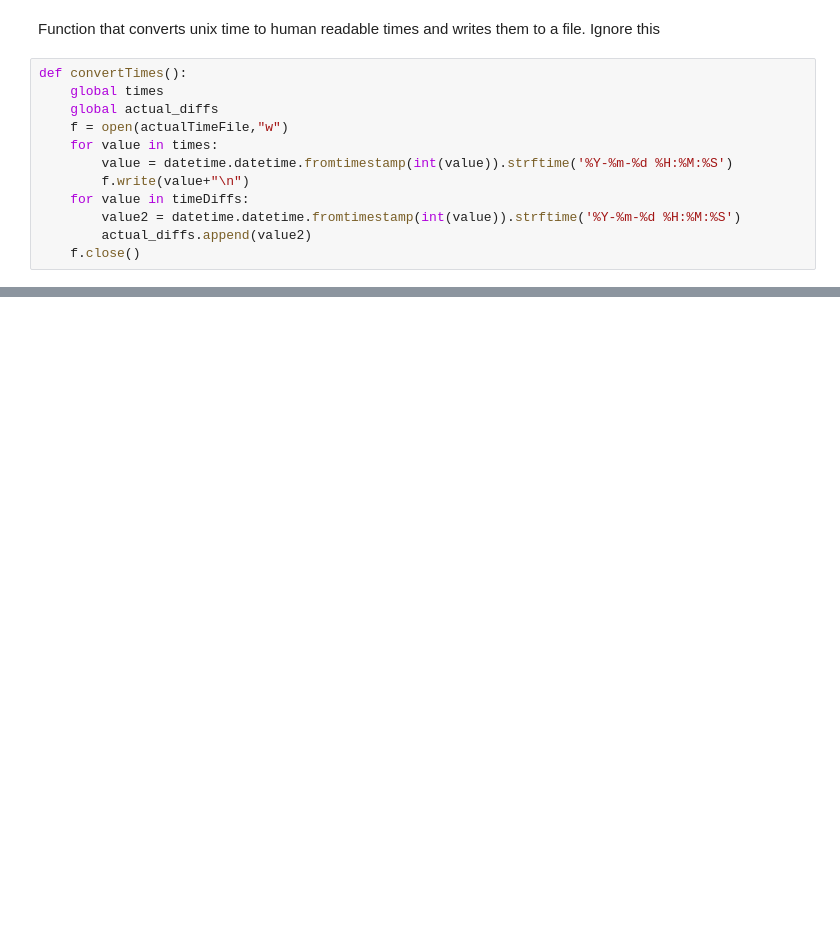
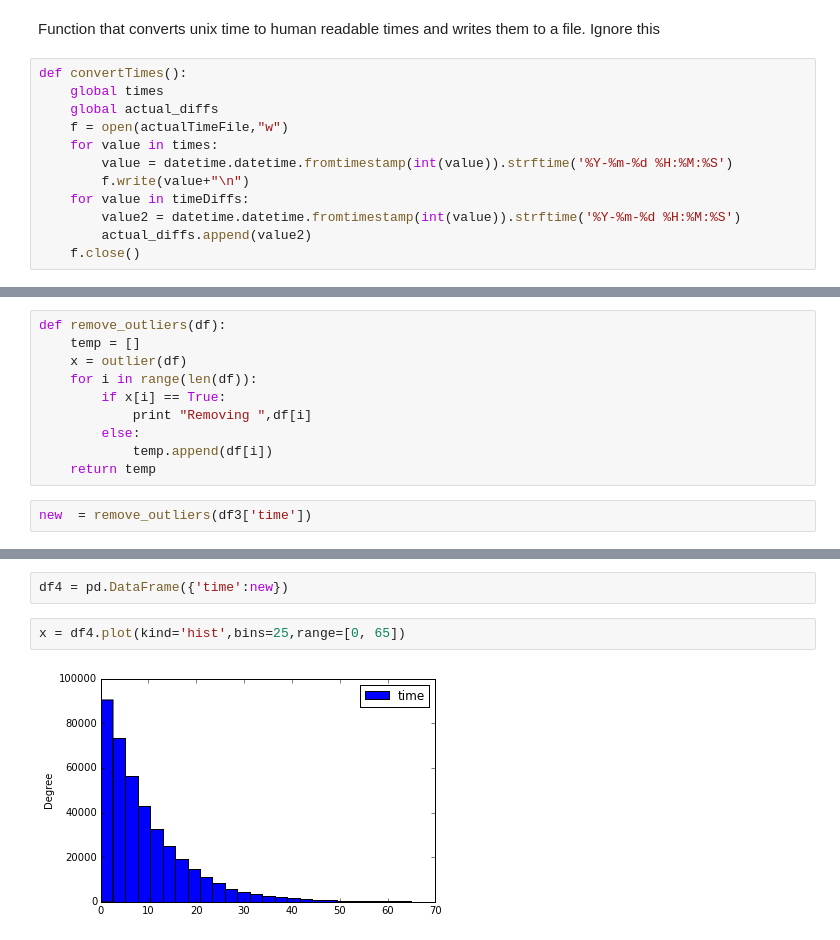
Before and after one commit to thelimeburner/selfish_mining_detector, a Jupyter notebook: analyze_data.ipynb, the cells around one changed output, grey strips where cells are left out. Cells and saved outputs as stored; diff of their text form; blank space fills up the shorter version.

```diff
--- a/analyze_data.ipynb
+++ b/analyze_data.ipynb
@@ -117,0 +227,12 @@ def convertTimes():
+# %%
+def remove_outliers(df):
+    temp = []
+    x = outlier(df)
+    for i in range(len(df)):
+        if x[i] == True:
+            print "Removing ",df[i]
+        else:
+            temp.append(df[i])
+    return temp
+# %%
+new  = remove_outliers(df3['time'])
@@ -117,0 +257,6 @@ def convertTimes():
+# %%
+df4 = pd.DataFrame({'time':new})
+# %%
+x = df4.plot(kind='hist',bins=25,range=[0, 65])
+# %% [output]
+[figure, added]
```
Also changed, not shown: parts of 30 cells of this notebook.
